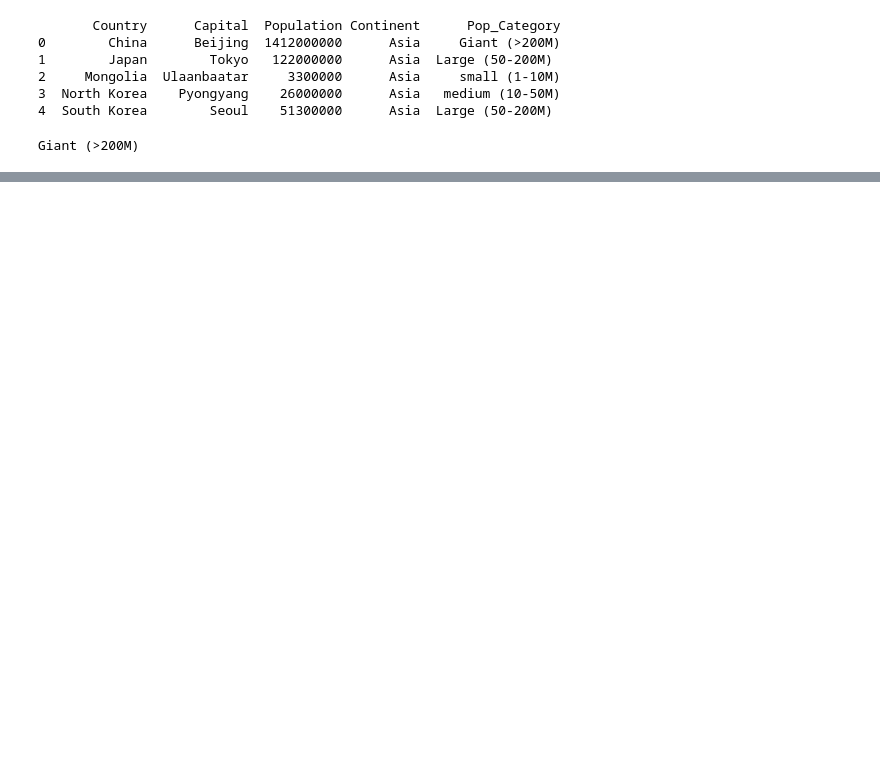
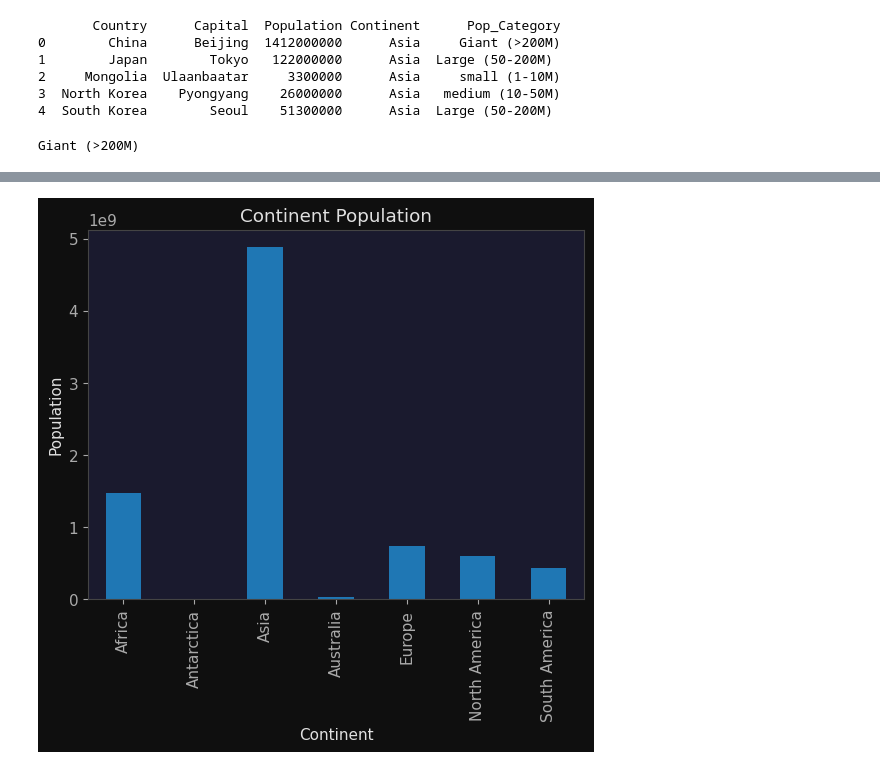
Before and after one commit to Rakesh73971/World_Countries_Population_EDA, a Jupyter notebook: main.ipynb, the cells around one changed output, grey strips where cells are left out. Drawn from its saved outputs; the diff is of its cells as text; code cells hidden in the pictures; blank space fills up the shorter version.

```diff
--- a/main.ipynb
+++ b/main.ipynb
@@ -195,0 +192,3 @@ Giant (>200M)
+# %%
+continent_population = df.groupby('Continent')['Population'].sum()
+print(continent_population)
@@ -195,0 +205,8 @@ Giant (>200M)
+# %%
+continent_population.plot(kind='bar')
+plt.title('Continent Population')
+plt.xlabel('Continent')
+plt.ylabel('Population')
+plt.show()
+# %% [output]
+[figure, added]
```
Also changed, not shown: parts of 10 cells of this notebook.
